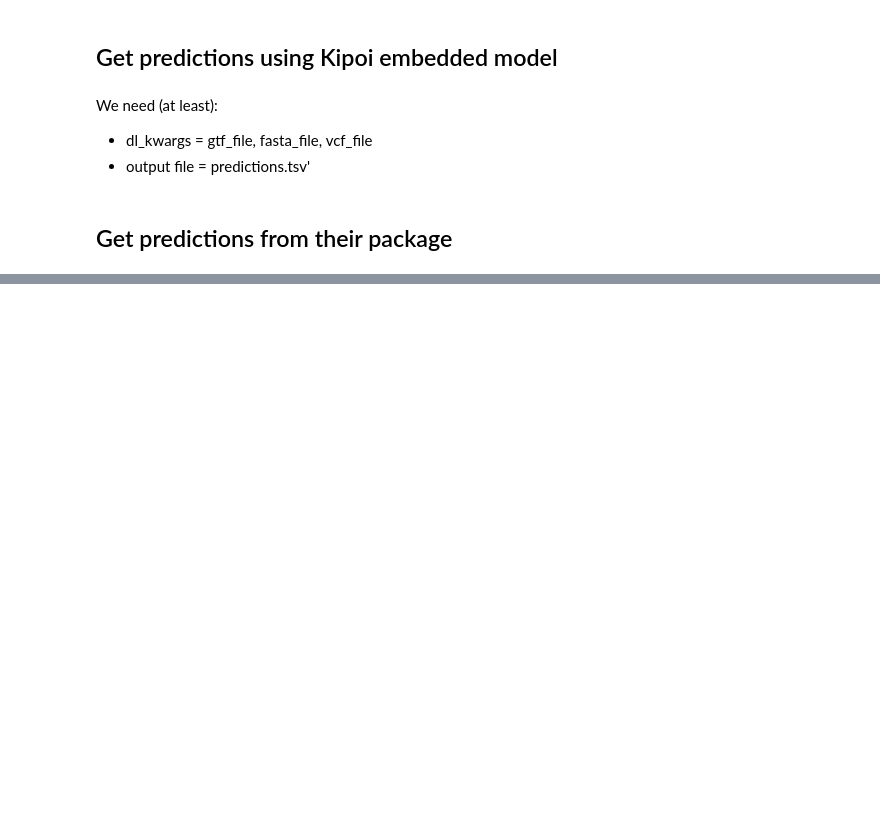
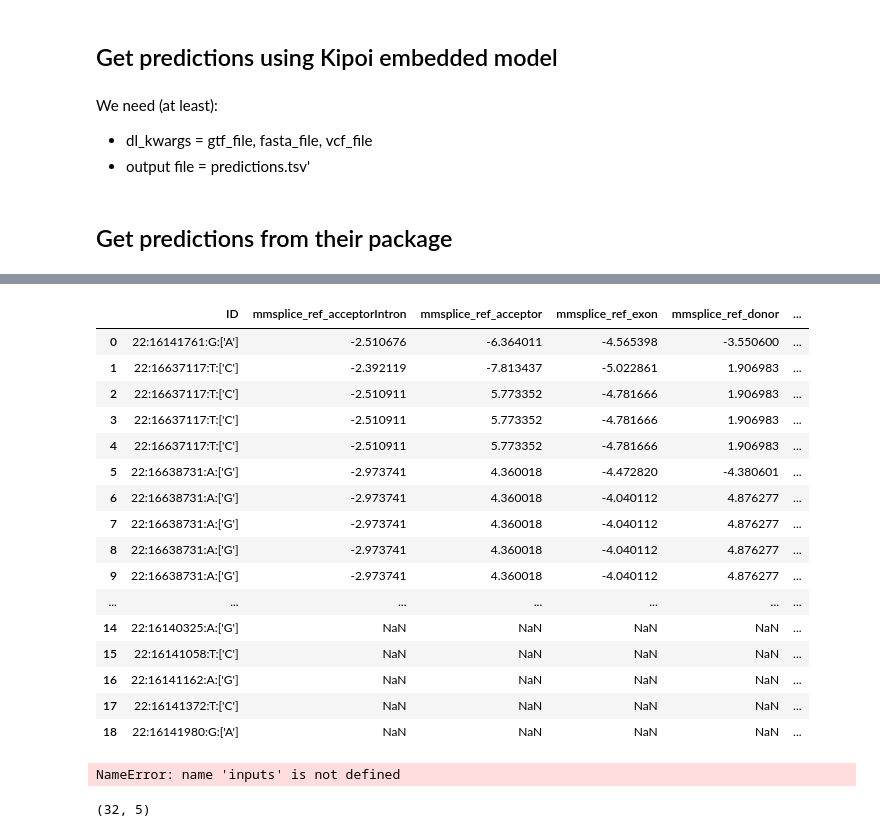
Before and after one commit to dansimancas/kipoi-cadd, a Jupyter notebook: src/03_kipoi_features/04_Get_MMSplice_features.ipynb, the cells around one changed output, grey strips where cells are left out. Drawn from its saved outputs; the diff is of its cells as text; code cells hidden in the pictures; blank space fills up the shorter version.

Commit message:
Added ZarrBatchDataset and others

```diff
--- a/src/03_kipoi_features/04_Get_MMSplice_features.ipynb
+++ b/src/03_kipoi_features/04_Get_MMSplice_features.ipynb
@@ -34,6 +34,7 @@ pred = model.pipeline.predict(dl_kwargs, batch_size=4, num_workers=64)
 # %% [markdown]
 ## Get predictions from their package
 # %%
+%%time # 22mins
 # Import
 from mmsplice.vcf_dataloader import SplicingVCFDataloader
 from mmsplice import MMSplice, predict_all_table
@@ -41,7 +42,7 @@ from mmsplice.utils import max_varEff
 
 # example files
 gtf = "/s/genomes/human/hg38/Homo_sapiens.GRCh38.79.chr-prepend.gtf"
-vcf = "/s/project/kipoi-cadd/data/raw/v1.4/training_data/GRCh37/example_10.vcf"
+vcf = "/s/project/kipoi-cadd/data/raw/v1.4/training_data/GRCh37/sample_chr22_prefixed.vcf"
 fasta = "/s/genomes/human/hg38/hg38.fa"
 
 # dataloader to load variants from vcf
@@ -60,8 +61,5 @@ model = MMSplice(
     acceptor_exon_len=3,
     donor_exon_len=5,
     donor_intron_len=13)
-
-# Do prediction
-predictions = predict_all_table(model, dl, batch_size=1024, split_seq=False, assembly=False)
 # %% [output]
 Using TensorFlow backend.
@@ -67,0 +132,2 @@ Using TensorFlow backend.
+# %%
+example_batch = next(dl.batch_predict_iter(batch_size=20))
@@ -67,0 +159,3 @@ Using TensorFlow backend.
+# %%
+pred = model.predict_on_unsplitted_batch(example_batch['inputs'])
+pred.shape
@@ -67,0 +164,26 @@ Using TensorFlow backend.
+# %%
+from kipoi.writers import HDF5BatchWriter
+from kipoi_cadd.utils import load_pickle
+
+batch_size = 10
+file_path = "/s/project/kipoi-cadd/data/models/MMSplice/sample_chr22_predictions.h5"
+writer = HDF5BatchWriter(file_path, chunk_size=batch_size, compression='gzip')
+sample_ids_file = "/s/project/kipoi-cadd/data/raw/v1.4/training_data/GRCh37/variant_ids/sample_chr22.pkl"
+sample_ids = load_pickle(sample_ids_file)
+
+dl = SplicingVCFDataloader(gtf,
+                          fasta,
+                          vcf,
+                          split_seq=False)
+it = dl.batch_predict_iter(batch_size=batch_size)
+batch_num = 0
+
+for batch in it:
+    pred = predict_batch(model, batch, assembly=False)
+    pred.ID = [i.split('chr')[1] for i in pred.ID]
+    pred.drop(columns=['exons'], inplace=True)
+    print(pred.ID[:10])
+    print(sample_ids[:10])
+    break
+    writer.batch_write(batch)
+    batch_num += 1
@@ -67,0 +208,28 @@ Using TensorFlow backend.
+# %%
+pred.merge(pd.DataFrame(sample_ids[:10], columns=["ID"]), how="outer")
+# %% [output]
+|  | ID | mmsplice_ref_acceptorIntron | mmsplice_ref_acceptor | mmsplice_ref_exon | mmsplice_ref_donor | ... |
+| 0 | 22:16141761:G:['A'] | -2.510676 | -6.364011 | -4.565398 | -3.550600 | ... |
+| 1 | 22:16637117:T:['C'] | -2.392119 | -7.813437 | -5.022861 | 1.906983 | ... |
+| 2 | 22:16637117:T:['C'] | -2.510911 | 5.773352 | -4.781666 | 1.906983 | ... |
+| 3 | 22:16637117:T:['C'] | -2.510911 | 5.773352 | -4.781666 | 1.906983 | ... |
+| 4 | 22:16637117:T:['C'] | -2.510911 | 5.773352 | -4.781666 | 1.906983 | ... |
+| 5 | 22:16638731:A:['G'] | -2.973741 | 4.360018 | -4.472820 | -4.380601 | ... |
+| 6 | 22:16638731:A:['G'] | -2.973741 | 4.360018 | -4.040112 | 4.876277 | ... |
+| 7 | 22:16638731:A:['G'] | -2.973741 | 4.360018 | -4.040112 | 4.876277 | ... |
+| 8 | 22:16638731:A:['G'] | -2.973741 | 4.360018 | -4.040112 | 4.876277 | ... |
+| 9 | 22:16638731:A:['G'] | -2.973741 | 4.360018 | -4.040112 | 4.876277 | ... |
+| ... | ... | ... | ... | ... | ... | ... |
+| 14 | 22:16140325:A:['G'] | NaN | NaN | NaN | NaN | ... |
+| 15 | 22:16141058:T:['C'] | NaN | NaN | NaN | NaN | ... |
+| 16 | 22:16141162:A:['G'] | NaN | NaN | NaN | NaN | ... |
+| 17 | 22:16141372:T:['C'] | NaN | NaN | NaN | NaN | ... |
+| 18 | 22:16141980:G:['A'] | NaN | NaN | NaN | NaN | ... |
+# %%
+pred = model.predict_on_unsplitted_batch(inputs['inputs'])
+# %% [output]
+NameError: name 'inputs' is not defined
+# %%
+pred.shape
+# %% [output]
+(32, 5)
```
Also changed, not shown: parts of 17 cells of this notebook, 11 other files.
